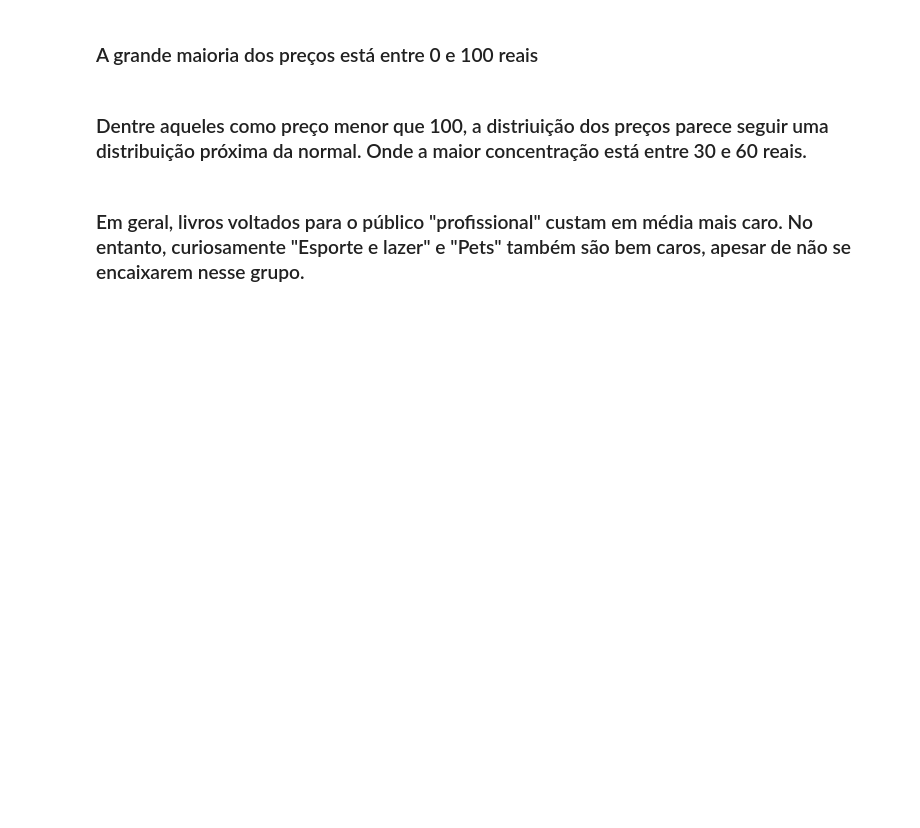
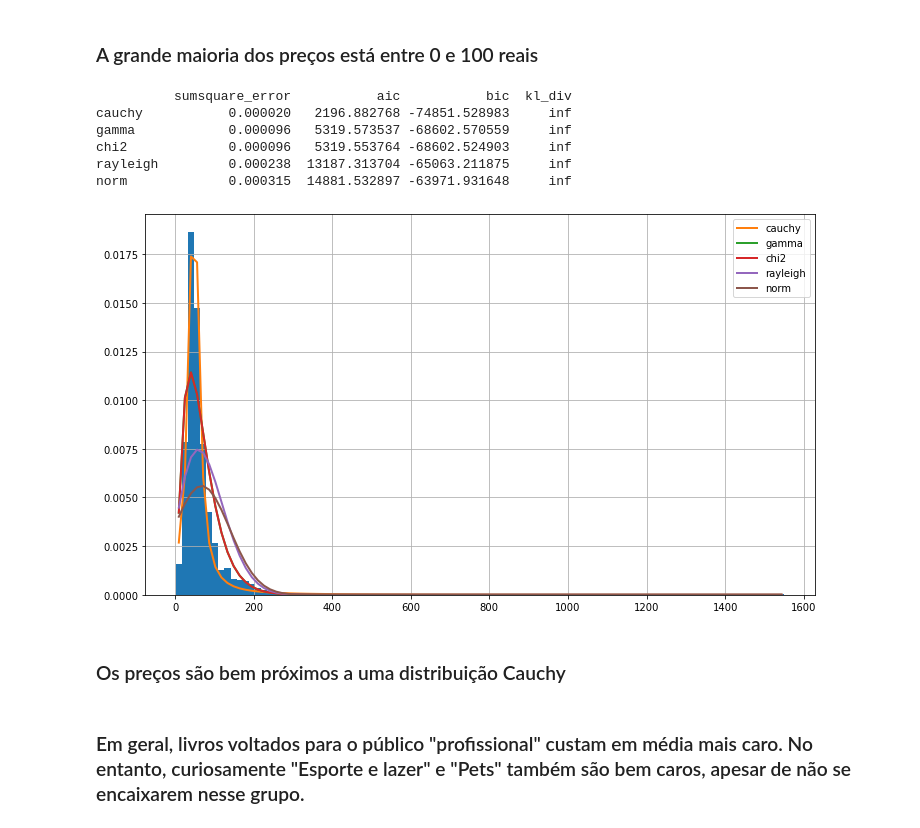
Before and after one commit to CaioViktor/Curso_Ciencias_de_Dados, a Jupyter notebook: trabalho/trab2/analise.ipynb, the cells around one changed output. Drawn from its saved outputs; the diff is of its cells as text; code cells hidden in the pictures; blank space fills up the shorter version.

```diff
--- a/trabalho/trab2/analise.ipynb
+++ b/trabalho/trab2/analise.ipynb
@@ -220,5 +231,15 @@ fig.show()
-# %% [markdown]
-### Dentre aqueles como preço menor que 100, a distriuição dos preços parece seguir uma distribuição próxima da normal. Onde a maior concentração está entre 30 e 60 reais.
+# %%
+analyze_distribution(df['preço'])
+# %% [output]
+          sumsquare_error           aic           bic  kl_div
+cauchy           0.000020   2196.882768 -74851.528983     inf
+gamma            0.000096   5319.573537 -68602.570559     inf
+chi2             0.000096   5319.553764 -68602.524903     inf
+rayleigh         0.000238  13187.313704 -65063.211875     inf
+norm             0.000315  14881.532897 -63971.931648     inf
+[figure, added]
+# %% [markdown]
+### Os preços são bem próximos a uma distribuição Cauchy
 # %%
 preco_medio_genero = df.groupby(by='categoria')['preço'].mean().reset_index(name='preço').rename(columns={'index':'categoria'}).sort_values(by="preço",ascending=True)
 fig = px.bar(preco_medio_genero, x="preço", y="categoria", title='Preço médio por categoria',orientation='h', height=900)
```
Also changed, not shown: parts of 25 cells of this notebook.
